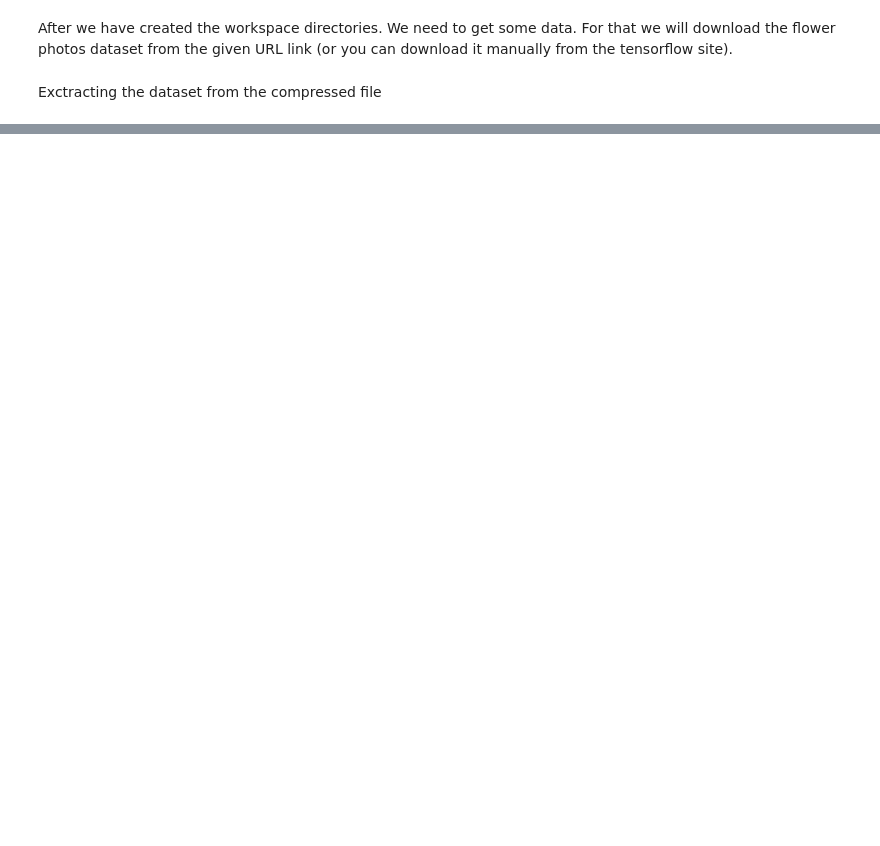
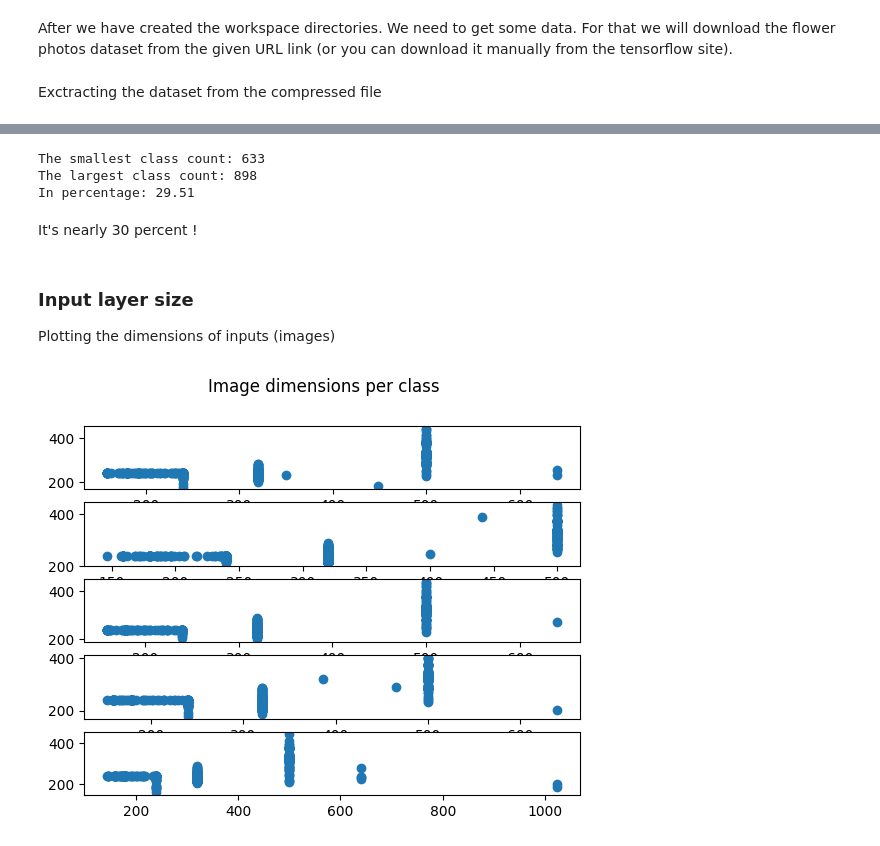
Before and after one commit to agnoam/tf-flowers-dataset, a Jupyter notebook: plant-classification.ipynb, the cells around one changed output, grey strips where cells are left out. Saved outputs shown, nothing was run; the diff lists cells and outputs as text; code cells hidden in the pictures; blank space fills up the shorter version.

```diff
--- a/plant-classification.ipynb
+++ b/plant-classification.ipynb
@@ -78,0 +132,80 @@ extract_file(os.path.join(Paths.DATA, 'flower_photos.tgz'), Paths.DATA)
+# %%
+min_class_count: int = min(class_count)
+max_class_count: int = max(class_count)
+
+print(f'The smallest class count: {min_class_count}')
+print(f'The largest class count: {max_class_count}')
+
+min_class_percent: float = (min_class_count * 100) / max_class_count
+print('In percentage: ' + "{:.2f}".format(100 - min_class_percent))
+# %% [output]
+The smallest class count: 633
+The largest class count: 898
+In percentage: 29.51
+# %% [markdown]
+It's nearly 30 percent !
+# %% [markdown]
+### Input layer size
+Plotting the dimensions of inputs (images)
+# %%
+from PIL import Image
+import numpy as np
+
+def get_dims(file_path: str) -> tuple[int, int]:
+    """
+    Returns dimenstions for an RBG image
+
+    Args:
+        `file_path: str` - The path to the target image
+
+    Returns:
+        Tuple contains the width and height of the image
+    """
+    im = Image.open(file_path)
+    arr = np.array(im)
+    h,w,d = arr.shape
+    return w, h
+
+
+def batch_dimension_calc(folder_path: str) -> np.ndarray:
+    """
+    Calculating dimensions of each image in the folder
+
+    Args:
+        `folder_path: str` - The path of the folder containing the images
+    """
+    images_dims: list[tuple] = []
+
+    for image_path in os.listdir(folder_path):
+        image_rel_path: str = os.path.join(folder_path, image_path)
+        images_dims.append(get_dims(image_rel_path))
+
+    return np.array(images_dims)
+
+
+def plot_dimensions(axis: plt, dataset_class: DatasetClass) -> None:
+    """
+    """
+    width: list = []
+    height: list = []
+    for dims_tuple in dataset_class.images_dims:
+        width.append(dims_tuple[0])
+        height.append(dims_tuple[1])
+
+    axis.scatter(np.array(width), np.array(height))
+
+
+fig, axis = plt.subplots(len(dataset_classes.keys()))
+fig.suptitle("Image dimensions per class")
+current_axis: int = 0
+
+# Calculating the dimensions of each image in each class
+for class_name in dataset_classes:
+    class_folder_path: str = dataset_classes[class_name].abs_path
+    dataset_classes[class_name].images_dims = batch_dimension_calc(class_folder_path)
+    plot_dimensions(axis[current_axis], dataset_classes[class_name])
+    current_axis += 1
+
+fig.show()
+# %% [output]
+[figure, added]
```
Also changed, not shown: parts of 10 cells of this notebook.
